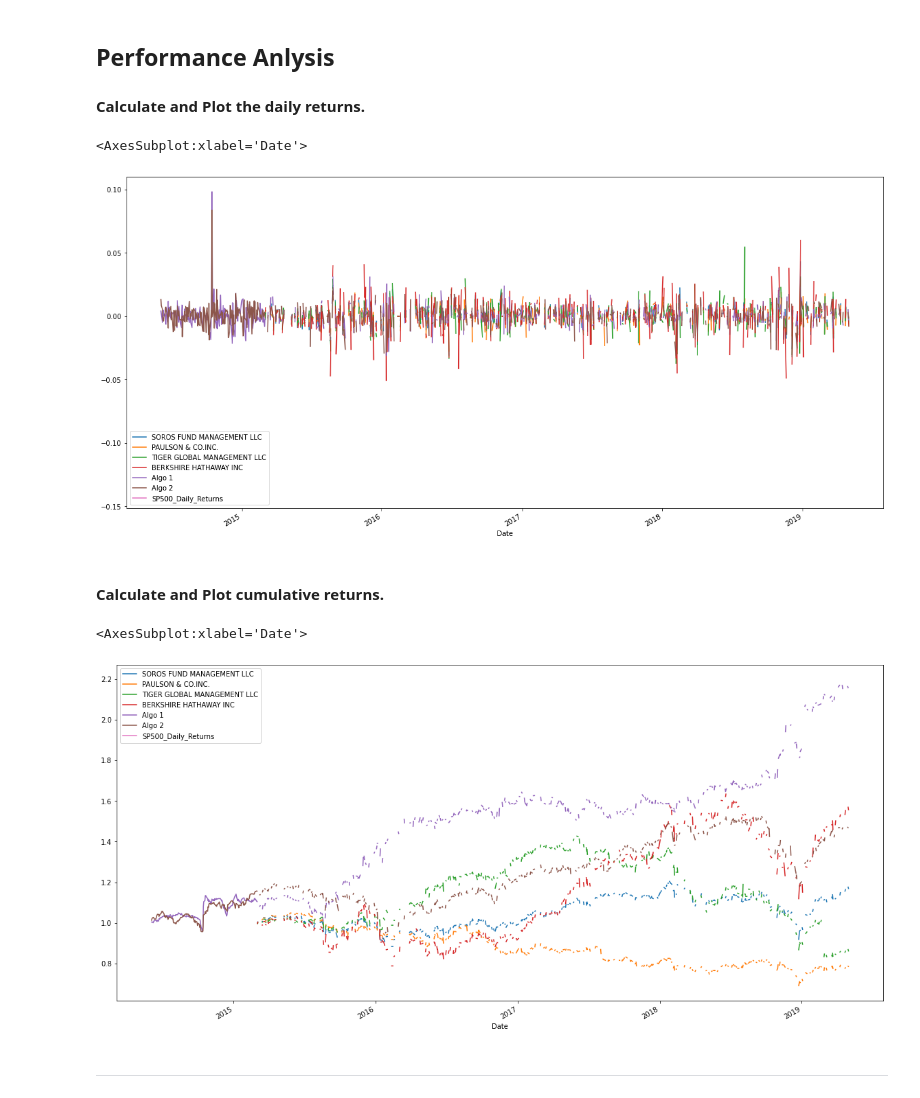
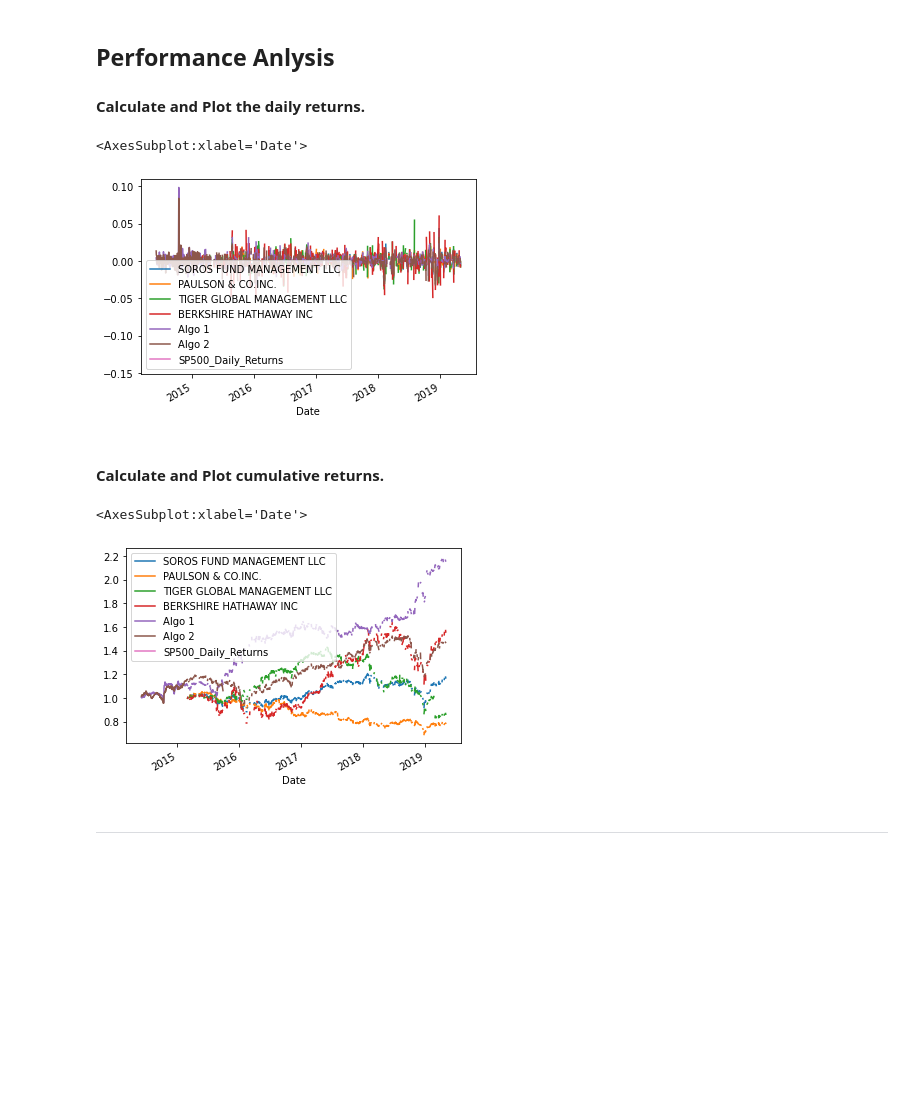
Before and after one commit to ServontiusT/Unit4Homework, a Jupyter notebook: whale_analysis.ipynb, the cells around one changed output. Saved outputs shown, nothing was run; the diff lists cells and outputs as text; code cells hidden in the pictures; blank space fills up the shorter version.

```diff
--- a/whale_analysis.ipynb
+++ b/whale_analysis.ipynb
@@ -170,20 +170,20 @@ In this section, you will calculate and visualize performance and risk metrics f
 #### Calculate and Plot the daily returns.
 # %%
 # Plot daily returns of all portfolios
-combined_returns.plot(figsize=(20,10))
+combined_returns.plot()
 # %% [output]
 <AxesSubplot:xlabel='Date'>
-[figure, old version]
+[figure, new version]
 # %% [markdown]
 #### Calculate and Plot cumulative returns.
 # %%
 # Calculate cumulative returns of all portfolios
 cumulative_returns = (combined_returns + 1).cumprod()
 # Plot cumulative returns
-cumulative_returns.plot(figsize=(20,10))
+cumulative_returns.plot()
 # %% [output]
 <AxesSubplot:xlabel='Date'>
-[figure, old version]
+[figure, new version]
 # %% [markdown]
 ---
 # %% [markdown]
```
Also changed, not shown: parts of 1 cell of this notebook, 1 other file.
